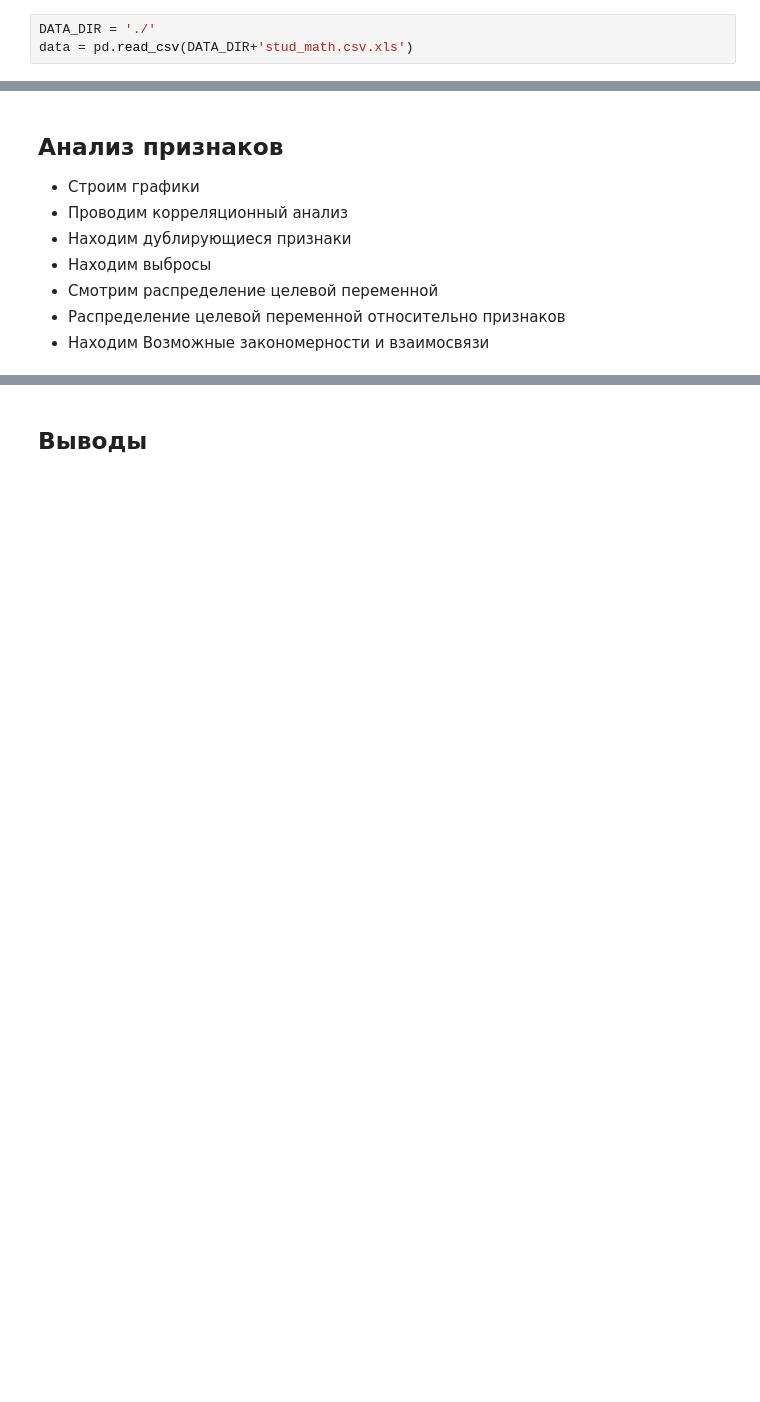
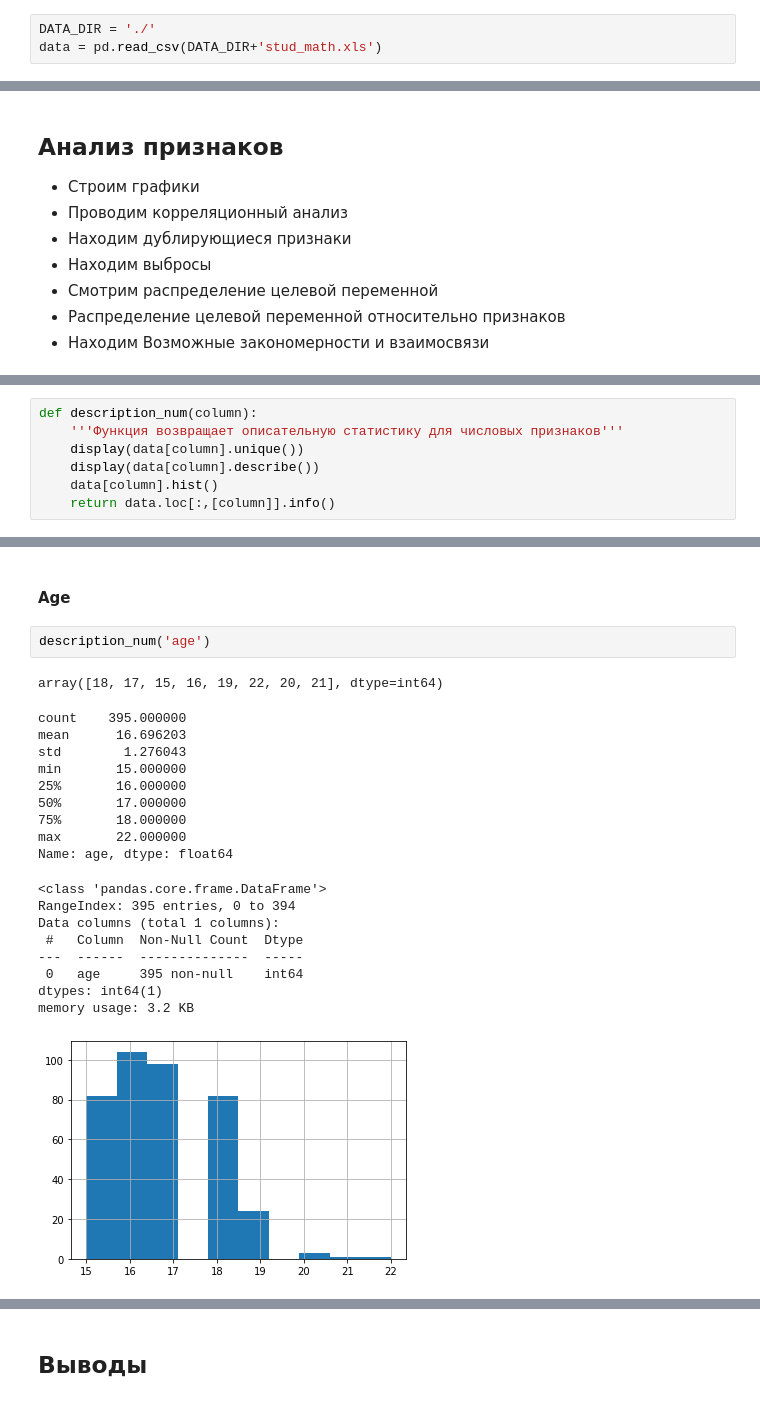
Before and after one commit to geraskovatonya/skillfactory_rds, a Jupyter notebook: module_2/baseline_EDA.ipynb, the cells around one changed output, grey strips where cells are left out. Cells and saved outputs as stored; diff of their text form; blank space fills up the shorter version.

```diff
--- a/module_2/baseline_EDA.ipynb
+++ b/module_2/baseline_EDA.ipynb
@@ -32,7 +19,7 @@ RANDOM_SEED = 42
 # DATA
 # %%
 DATA_DIR = './'
-data = pd.read_csv(DATA_DIR+'stud_math.csv.xls')
+data = pd.read_csv(DATA_DIR+'stud_math.xls')
 # %%
 data.info()
 # %% [output]
@@ -155,0 +143,7 @@ data.head(10)
+# %%
+def description_num(column):
+    '''Функция возвращает описательную статистику для числовых признаков'''
+    display(data[column].unique())
+    display(data[column].describe())
+    data[column].hist()
+    return data.loc[:,[column]].info()
@@ -155,0 +167,24 @@ data.head(10)
+# %% [markdown]
+#### Age
+# %%
+description_num('age')
+# %% [output]
+array([18, 17, 15, 16, 19, 22, 20, 21], dtype=int64)
+count    395.000000
+mean      16.696203
+std        1.276043
+min       15.000000
+25%       16.000000
+50%       17.000000
+75%       18.000000
+max       22.000000
+Name: age, dtype: float64
+<class 'pandas.core.frame.DataFrame'>
+RangeIndex: 395 entries, 0 to 394
+Data columns (total 1 columns):
+ #   Column  Non-Null Count  Dtype
+---  ------  --------------  -----
+ 0   age     395 non-null    int64
+dtypes: int64(1)
+memory usage: 3.2 KB
+[figure, added]
```
Also changed, not shown: parts of 206 cells of this notebook.
